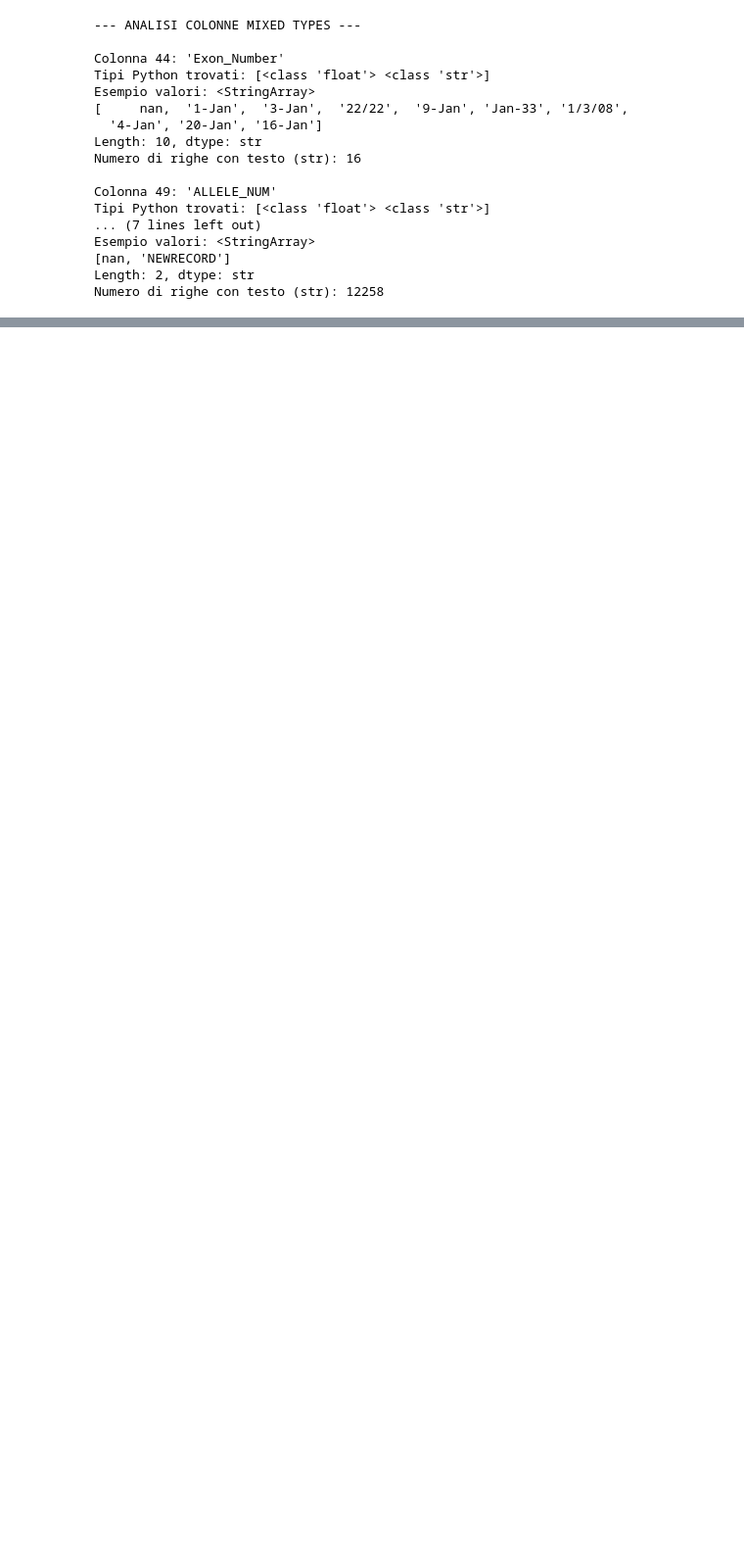
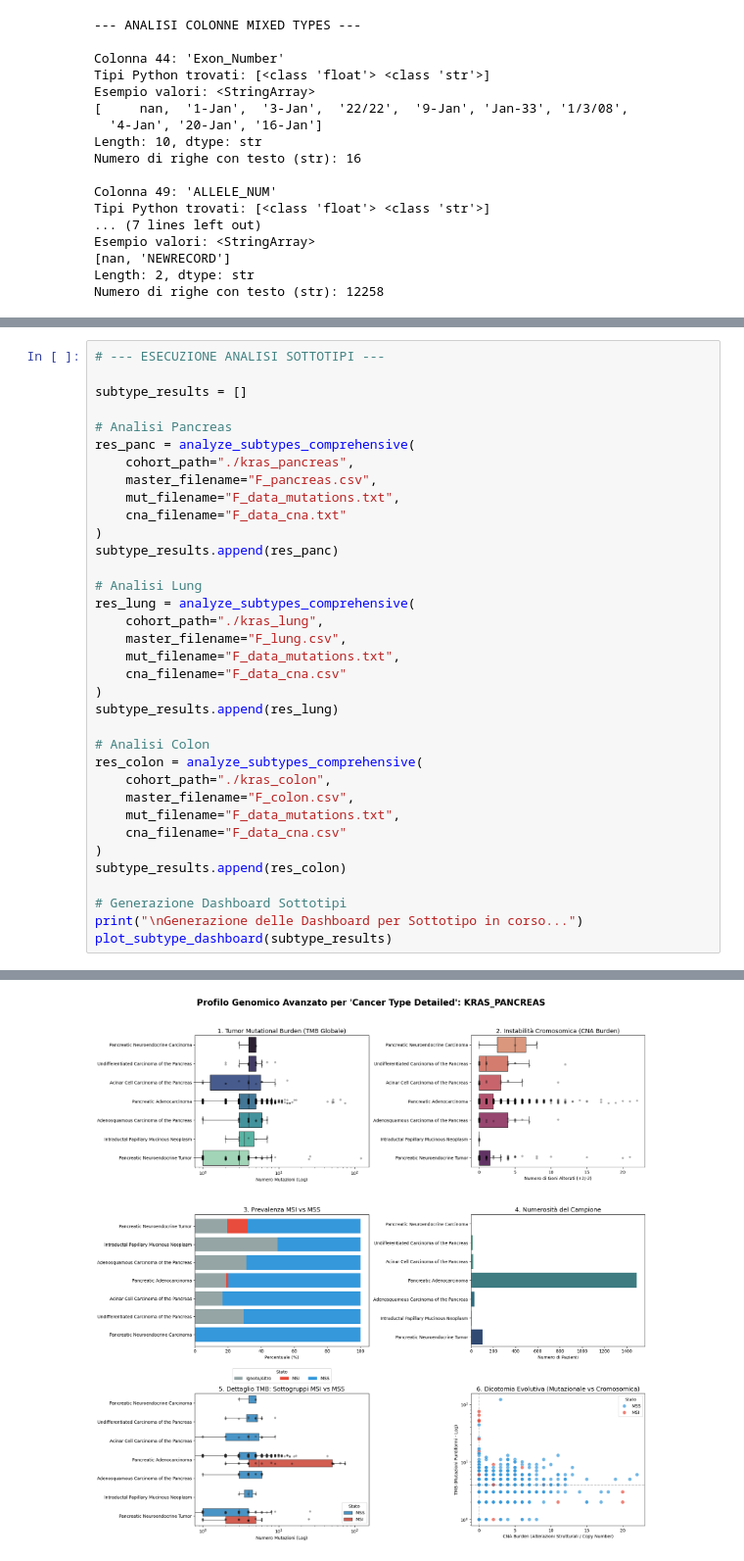
Before and after one commit to MicheleP1004/DHL_prj, a Jupyter notebook: full_try/data_filtering.ipynb, the cells around one changed output, grey strips where cells are left out. Shown at 98% size. Drawn from its saved outputs; the diff is of its cells as text; blank space fills up the shorter version.

```diff
--- a/full_try/data_filtering.ipynb
+++ b/full_try/data_filtering.ipynb
@@ -218,0 +951,36 @@ Numero di righe con testo (str): 12258
+# %%
+# --- ESECUZIONE ANALISI SOTTOTIPI ---
+
+subtype_results = []
+
+# Analisi Pancreas
+res_panc = analyze_subtypes_comprehensive(
+    cohort_path="./kras_pancreas",
+    master_filename="F_pancreas.csv",
+    mut_filename="F_data_mutations.txt",
+    cna_filename="F_data_cna.txt"
+)
+subtype_results.append(res_panc)
+
+# Analisi Lung
+res_lung = analyze_subtypes_comprehensive(
+    cohort_path="./kras_lung",
+    master_filename="F_lung.csv",
+    mut_filename="F_data_mutations.txt",
+    cna_filename="F_data_cna.csv"
+)
+subtype_results.append(res_lung)
+
+# Analisi Colon
+res_colon = analyze_subtypes_comprehensive(
+    cohort_path="./kras_colon",
+    master_filename="F_colon.csv",
+    mut_filename="F_data_mutations.txt",
+    cna_filename="F_data_cna.csv"
+)
+subtype_results.append(res_colon)
+
+# Generazione Dashboard Sottotipi
+print("\nGenerazione delle Dashboard per Sottotipo in corso...")
+plot_subtype_dashboard(subtype_results)
+# %% [output]
@@ -218,0 +1004 @@ Numero di righe con testo (str): 12258
+[figure, added]
```
Also changed, not shown: parts of 29 cells of this notebook.
